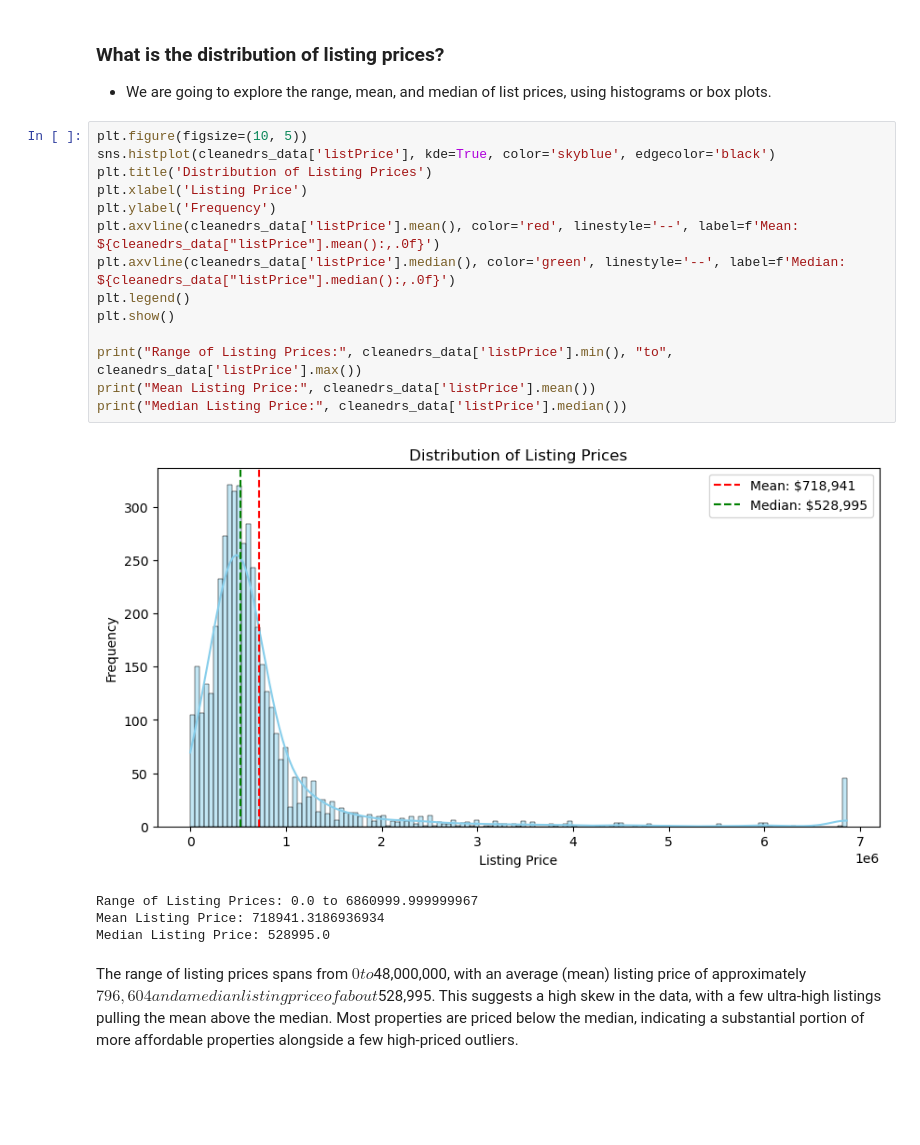
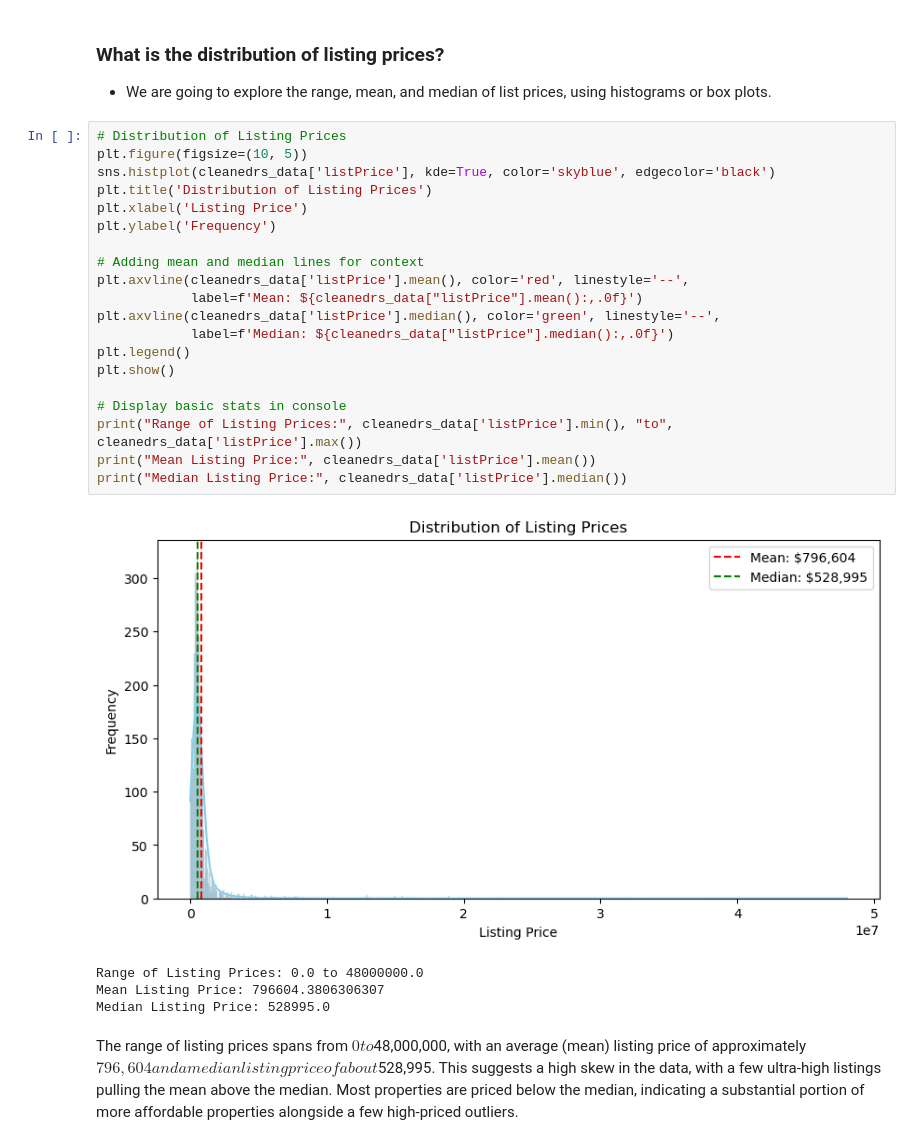
Before and after one commit to quadrillionaiire/Utah-Real-Estate-Sales-Analysis, a Jupyter notebook: notebooks/eda.ipynb, the cells around one changed output. Cells and saved outputs as stored; diff of their text form; blank space fills up the shorter version.

```diff
--- a/notebooks/eda.ipynb
+++ b/notebooks/eda.ipynb
@@ -58,23 +64,29 @@ cleanedrs_data.describe()
 ### What is the distribution of listing prices?
 - We are going to explore the range, mean, and median of list prices, using histograms or box plots.
 # %%
+# Distribution of Listing Prices
 plt.figure(figsize=(10, 5))
 sns.histplot(cleanedrs_data['listPrice'], kde=True, color='skyblue', edgecolor='black')
 plt.title('Distribution of Listing Prices')
 plt.xlabel('Listing Price')
 plt.ylabel('Frequency')
-plt.axvline(cleanedrs_data['listPrice'].mean(), color='red', linestyle='--', label=f'Mean: ${cleanedrs_data["listPrice"].mean():,.0f}')
-plt.axvline(cleanedrs_data['listPrice'].median(), color='green', linestyle='--', label=f'Median: ${cleanedrs_data["listPrice"].median():,.0f}')
+
+# Adding mean and median lines for context
+plt.axvline(cleanedrs_data['listPrice'].mean(), color='red', linestyle='--',
+            label=f'Mean: ${cleanedrs_data["listPrice"].mean():,.0f}')
+plt.axvline(cleanedrs_data['listPrice'].median(), color='green', linestyle='--',
+            label=f'Median: ${cleanedrs_data["listPrice"].median():,.0f}')
 plt.legend()
 plt.show()
 
+# Display basic stats in console
 print("Range of Listing Prices:", cleanedrs_data['listPrice'].min(), "to", cleanedrs_data['listPrice'].max())
 print("Mean Listing Price:", cleanedrs_data['listPrice'].mean())
 print("Median Listing Price:", cleanedrs_data['listPrice'].median())
 # %% [output]
-[figure, old version]
+[figure, new version]
-Range of Listing Prices: 0.0 to 6860999.999999967
-Mean Listing Price: 718941.3186936934
+Range of Listing Prices: 0.0 to 48000000.0
+Mean Listing Price: 796604.3806306307
 Median Listing Price: 528995.0
 # %% [markdown]
 The range of listing prices spans from $0 to $48,000,000, with an average (mean) listing price of approximately $796,604 and a median listing price of about $528,995. This suggests a high skew in the data, with a few ultra-high listings pulling the mean above the median. Most properties are priced below the median, indicating a substantial portion of more affordable properties alongside a few high-priced outliers.
```
Also changed, not shown: parts of 13 cells of this notebook, 5 other files.
